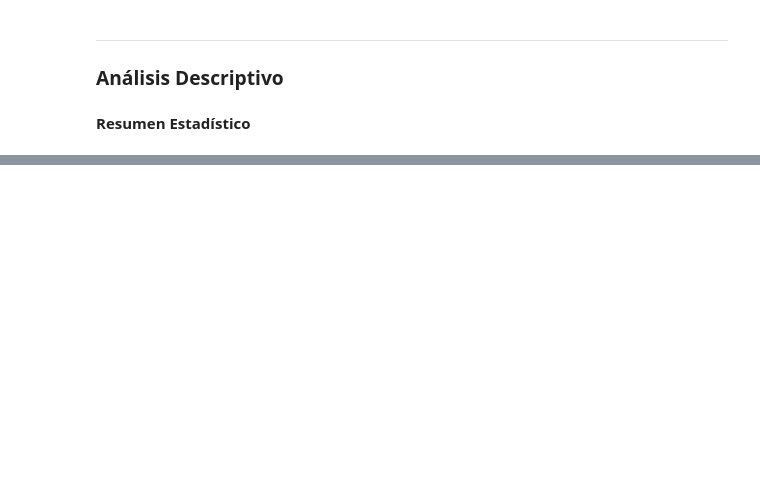
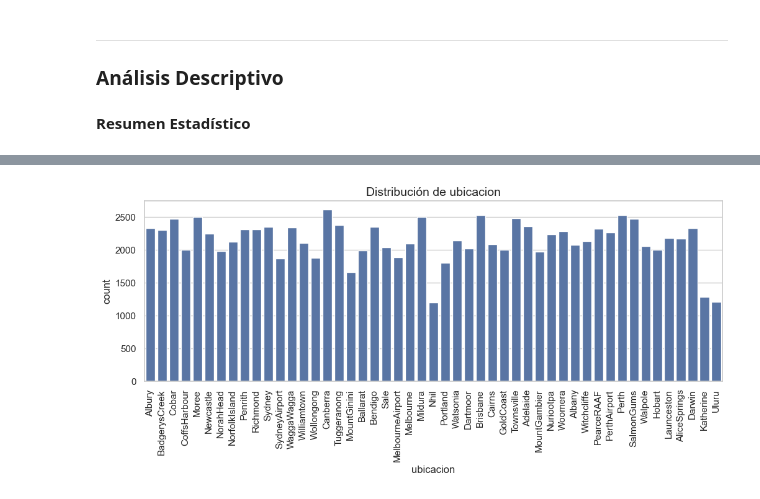
Before and after one commit to mariaRam2003/hdt6_mineria, a Jupyter notebook: HT6-EDA.ipynb, the cells around one changed output, grey strips where cells are left out. Saved outputs shown, nothing was run; the diff lists cells and outputs as text; code cells hidden in the pictures; blank space fills up the shorter version.

```diff
--- a/HT6-EDA.ipynb
+++ b/HT6-EDA.ipynb
@@ -457,0 +511,12 @@ data.shape
+# %%
+# Crear figura de subplots
+plt.figure(figsize=(30, 5))
+plt.subplot(n_rows, n_cols, index)
+sns.countplot(data=data, x=data['ubicacion'])
+plt.title(f'Distribución de ubicacion', fontsize=14)
+plt.xticks(rotation=90)  # Rotar las etiquetas si son muy largas
+
+plt.tight_layout()
+plt.show()
+# %% [output]
+[figure, added]
```
Also changed, not shown: parts of 6 cells of this notebook.
